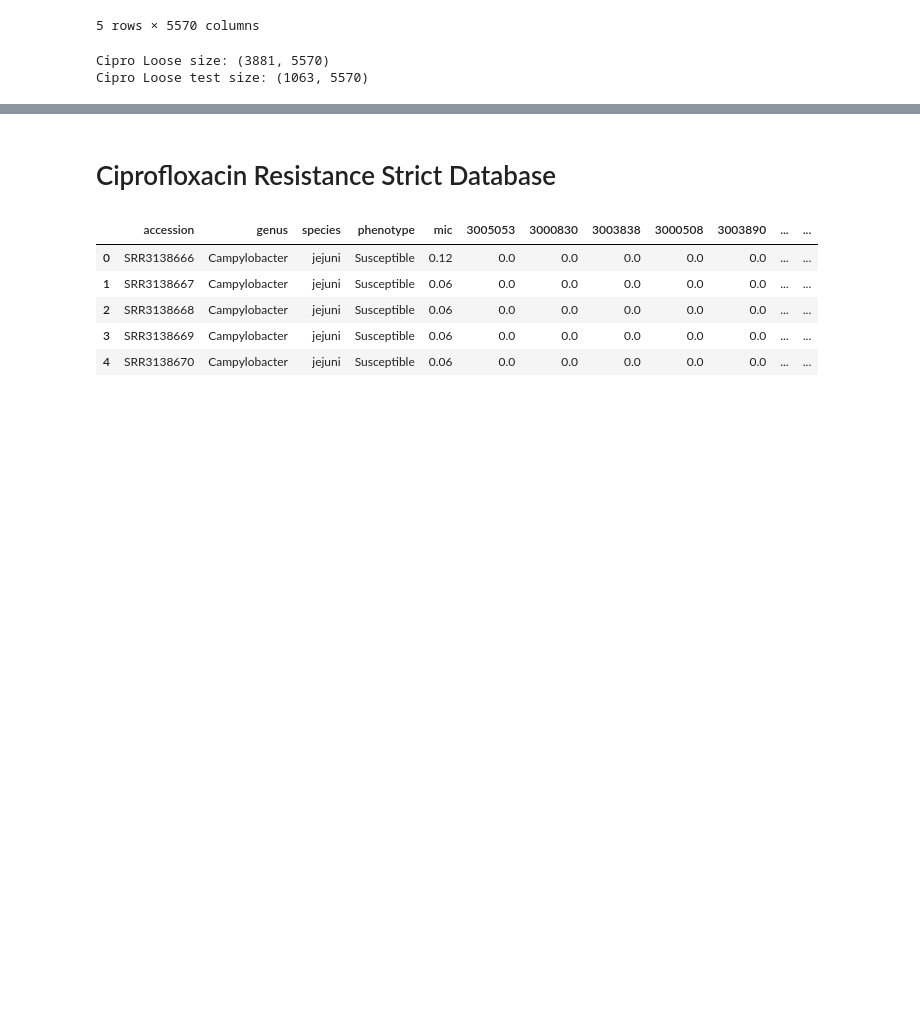
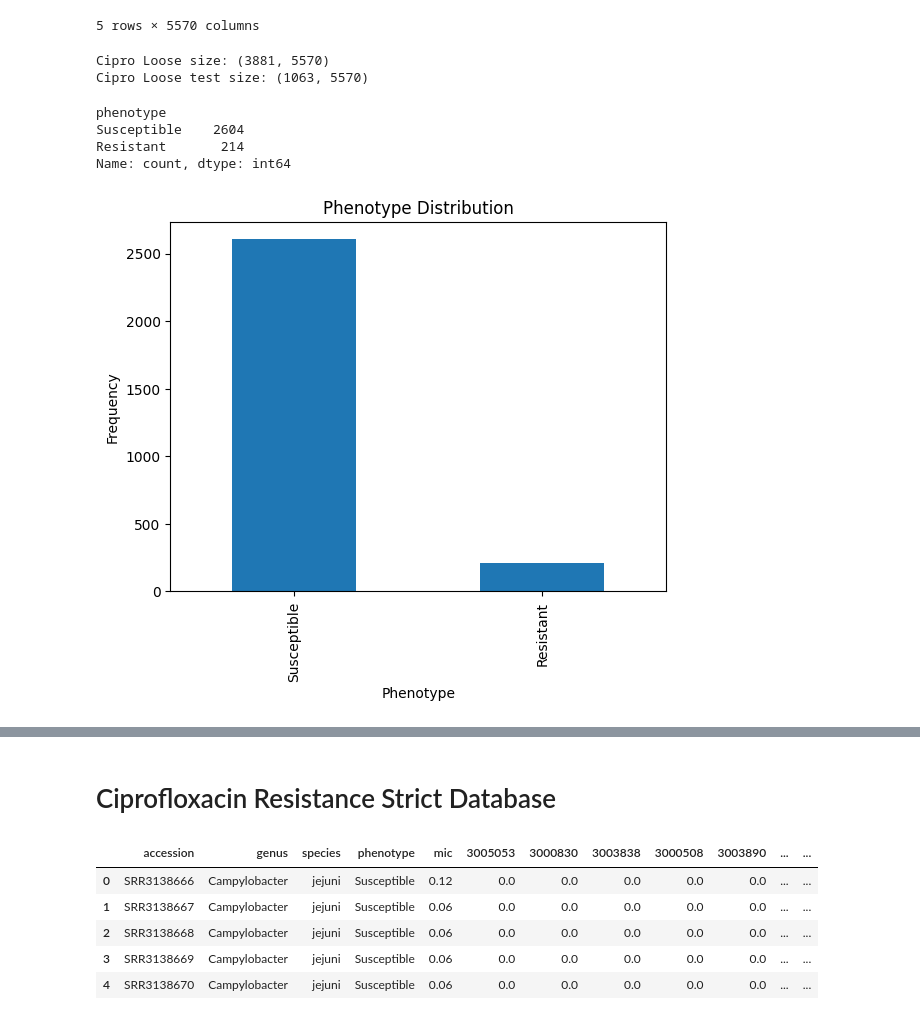
Before and after one commit to ccm-bioinfo/Camda24_resistance, a Jupyter notebook: Notebooks/group-2/EDA/EDA.ipynb, the cells around one changed output, grey strips where cells are left out. Saved outputs shown, nothing was run; the diff lists cells and outputs as text; code cells hidden in the pictures; blank space fills up the shorter version.

```diff
--- a/Notebooks/group-2/EDA/EDA.ipynb
+++ b/Notebooks/group-2/EDA/EDA.ipynb
@@ -105,3 +108,20 @@ print("Cipro Loose size:", resis_cipro_L.shape, "\nCipro Loose test size:", resi
 # %% [output]
 Cipro Loose size: (3881, 5570)
 Cipro Loose test size: (1063, 5570)
+# %%
+# Check for class imbalance
+class_counts = resis_cipro_L_Train['phenotype'].value_counts()
+print(class_counts)
+# %% [output]
+phenotype
+Susceptible    2604
+Resistant       214
+Name: count, dtype: int64
+# %%
+class_counts.plot(kind='bar')
+plt.xlabel('Phenotype')
+plt.ylabel('Frequency')
+plt.title('Phenotype Distribution')
+plt.show()
+# %% [output]
+[figure, added]
```
Also changed, not shown: parts of 10 cells of this notebook.
